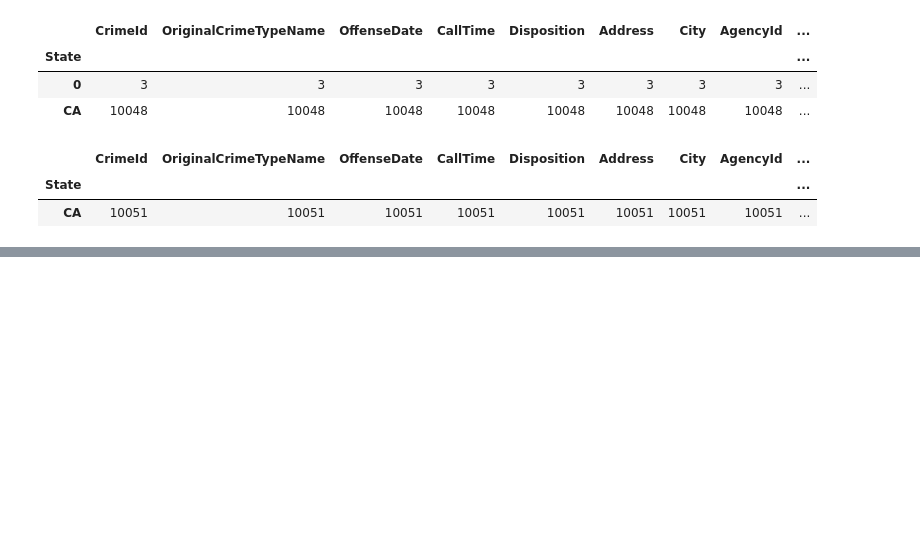
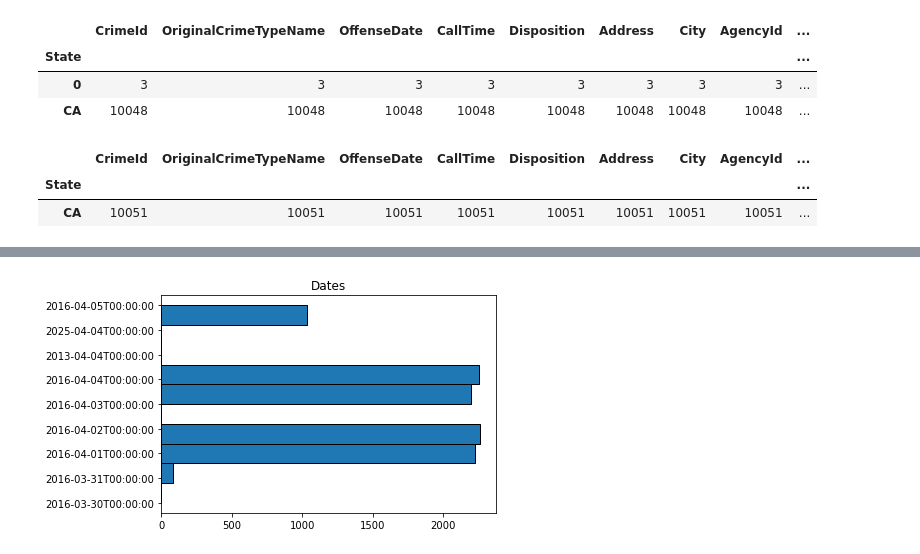
Before and after one commit to xagranda99/lab2U2, a Jupyter notebook: [NRC_6292]_XavierGranda_La2Unidad2.ipynb, the cells around one changed output, grey strips where cells are left out. Saved outputs shown, nothing was run; the diff lists cells and outputs as text; code cells hidden in the pictures; blank space fills up the shorter version.

```diff
--- a/[NRC_6292]_XavierGranda_La2Unidad2.ipynb
+++ b/[NRC_6292]_XavierGranda_La2Unidad2.ipynb
@@ -280,0 +282,6 @@ df.groupby('State').count()
+# %%
+plt.title('Dates')
+plt.hist(df['OffenseDate'],edgecolor='black',linewidth=1,orientation='horizontal')
+plt.show()
+# %% [output]
+[figure, added]
```
Also changed, not shown: parts of 18 cells of this notebook.
